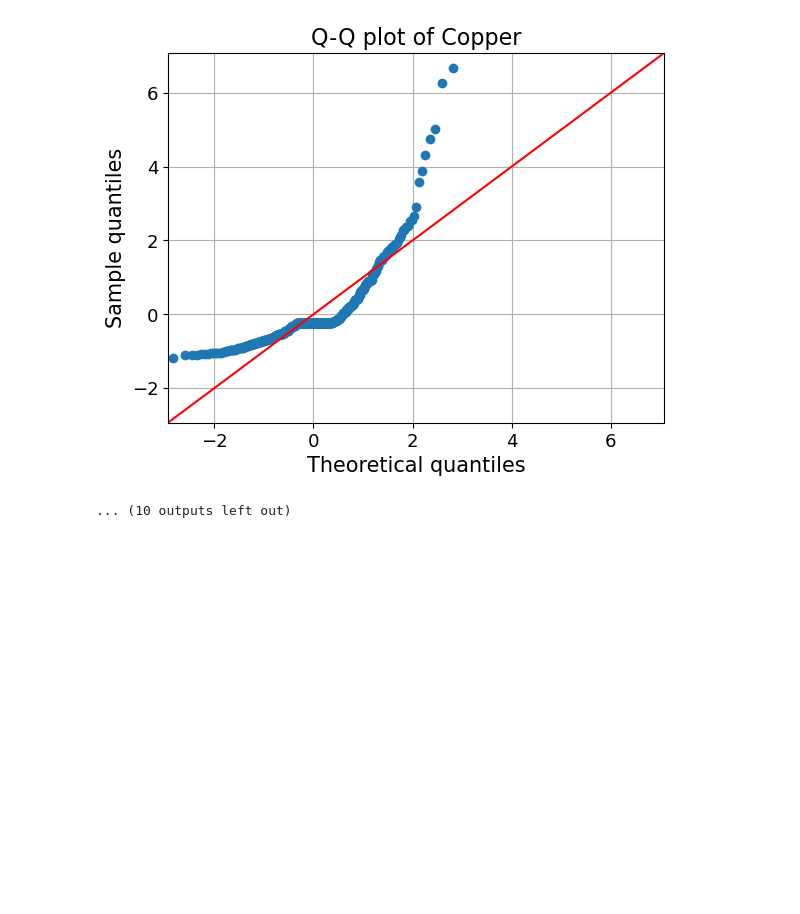
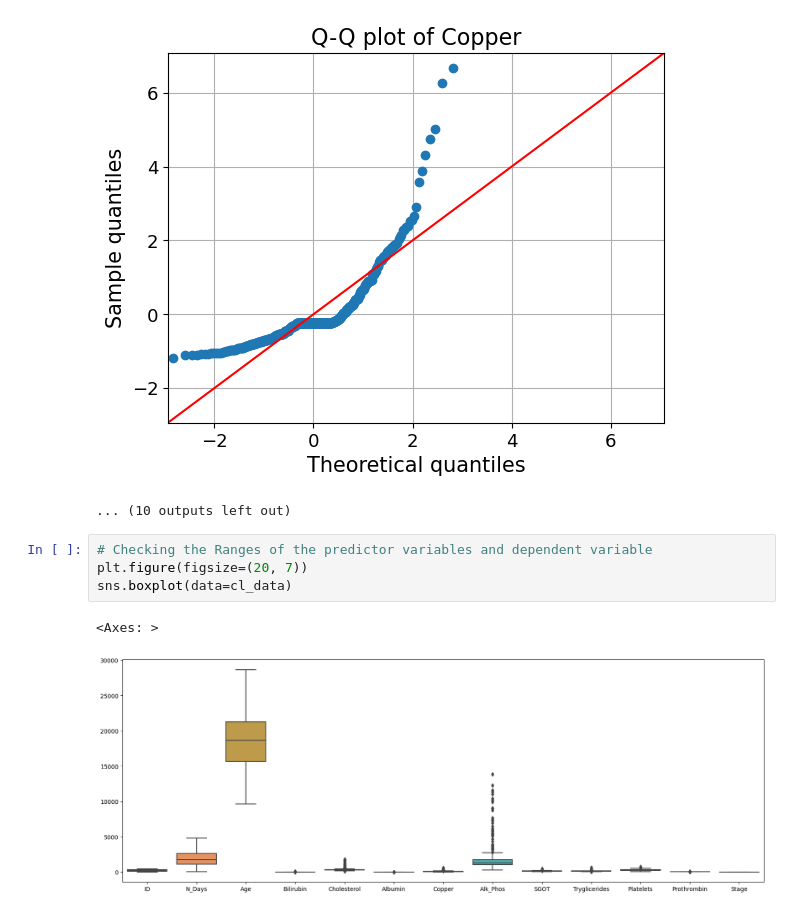
Before and after one commit to sanalpillai/ML-Data-Cleaning-and-Feature-Selection, a Jupyter notebook: ML Data Cleaning and Feature Selection.ipynb, the cells around one changed output. Cells and saved outputs as stored; diff of their text form; blank space fills up the shorter version.

```diff
--- a/ML Data Cleaning and Feature Selection.ipynb
+++ b/ML Data Cleaning and Feature Selection.ipynb
@@ -140,3 +140,10 @@ for var in numerical_vars:
 <Figure size 800x500 with 0 Axes>
 [figure]
 ... (10 outputs left out)
+# %%
+# Checking the Ranges of the predictor variables and dependent variable
+plt.figure(figsize=(20, 7))
+sns.boxplot(data=cl_data)
+# %% [output]
+<Axes: >
+[figure, added]
```
